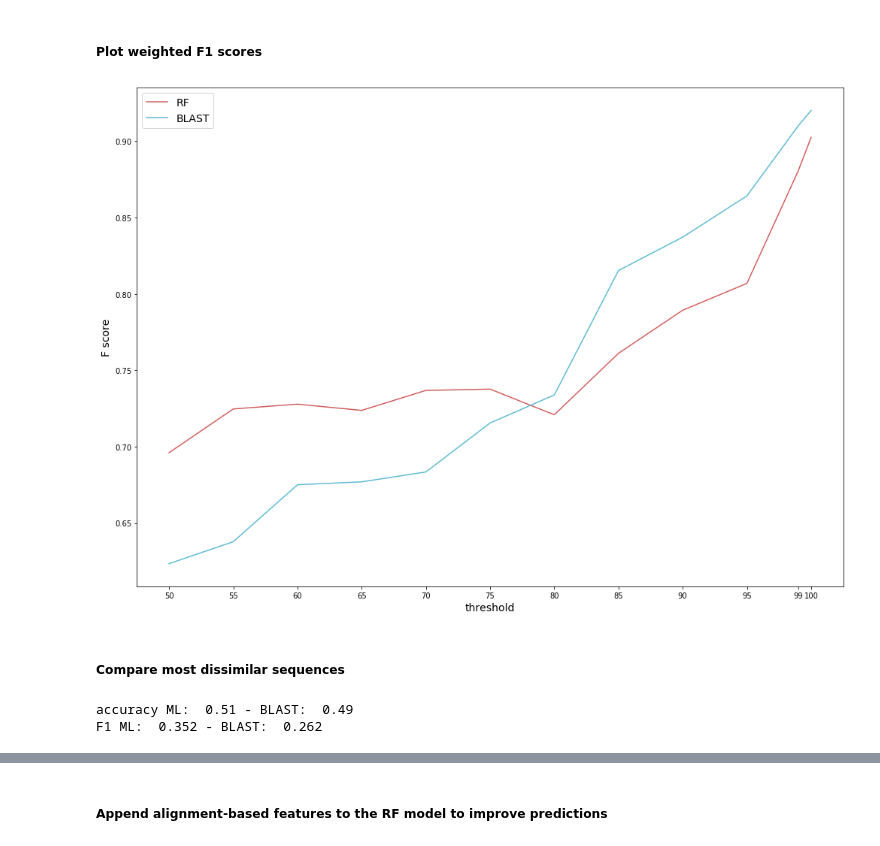
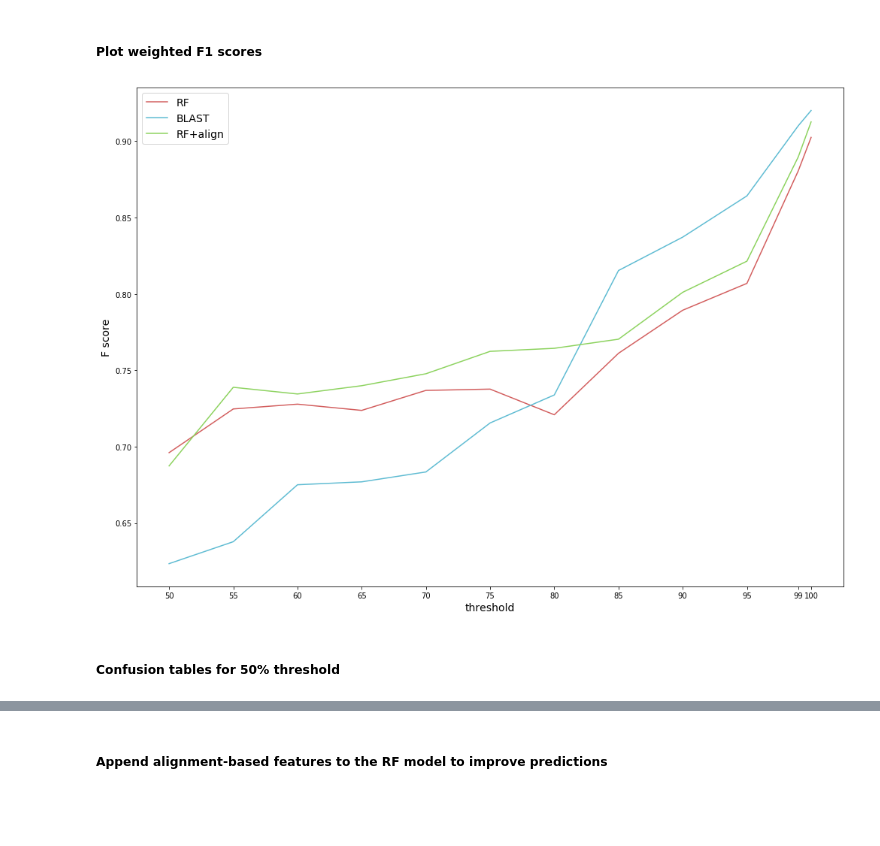
Before and after one commit to dimiboeckaerts/BacteriophageHostPrediction, a Jupyter notebook: RBP_host_prediction.ipynb, the cells around one changed output, grey strips where cells are left out. Saved outputs shown, nothing was run; the diff lists cells and outputs as text; code cells hidden in the pictures; blank space fills up the shorter version.

```diff
--- a/RBP_host_prediction.ipynb
+++ b/RBP_host_prediction.ipynb
@@ -157,7 +157,7 @@ redundancy_dict
 # corresponding row and columns.
 cross_species = {}
 cross_coli_staph = {}
-colors = ['salmon', 'gold', 'plum', 'lightskyblue', 'limegreen', 'firebrick', 'royalblue']
+colors = ['#d35f5fff', '#ff9955ff', '#ac9d93ff', '#5fbcd3ff', '#8dd35fff', 'royalblue', 'salmon']
 labels = ['S. aureus', 'K. pneumoniae', 'A. baumannii', 'P. aeruginosa', 'E. coli', 'S. enterica', 'C. difficile']
 threshold = 0.95
 fig, ax = plt.subplots(figsize=(10,10))
@@ -168,7 +168,9 @@ for i in range(alignment_scores.shape[0]):
         if (alignment_scores[i,j] >= threshold) & (dummies[i] == dummies[j]):
             ax.scatter(j, i, c='grey', s=3)
 
-        elif (alignment_scores[i,j] >= threshold) & (dummies[i] != dummies[j]):
+for i in range(alignment_scores.shape[0]):
+    for j in range(alignment_scores.shape[1]):
+        if (alignment_scores[i,j] >= threshold) & (dummies[i] != dummies[j]):
             ax.scatter(j, i, c=colors[dummies[j]], s=8, label=labels[dummies[j]])
 
             # add to dict for later analyses
@@ -185,7 +187,7 @@ for i in range(alignment_scores.shape[0]):
 
 #row_indices = []
 #for item in cross_species:
-#    if (cross_species.count(item) >= 2) & (item not in row_indices):
+#    if (len(cross_species[item]) >= 2) & (item not in row_indices):
 #        row_indices.append(item)
 #        ax.axvline(item, lw=0.5, color=colors[dummies[item]])
 
@@ -900,27 +904,25 @@ for threshold in threshold_list:
 # %% [markdown]
 ##### Plot weighted F1 scores
 # %%
-Fscore_LOGOCV = np.array([f1_ml_list, f1_blast_list])
-#Fscore_LOGOCV = np.array([f1_ml_list, f1_blast_list, f1_mlalign])
+#Fscore_LOGOCV = np.array([f1_ml_list, f1_blast_list])
+Fscore_LOGOCV = np.array([f1_ml_list, f1_blast_list, f1_mlalign])
 
 fig, ax1 = plt.subplots(figsize=(14,10))
 models = ['RF', 'BLAST', 'RF+align']
-colors = ['#d35f5fff', '#5fbcd3ff']
+colors = ['#d35f5fff', '#5fbcd3ff', '#8dd35fff']
 #colors = ['#ff9955ff', '#d35f5fff', '#ac9d93ff', '#8dd35fff', '#5fbcd3ff']
 
 for i, item in enumerate(Fscore_LOGOCV):
     performances_i = Fscore_LOGOCV[i,:]
     ax1.plot(threshold_list, performances_i, color=colors[i])
 
 ax1.set_xticks(threshold_list)
 ax1.set_xlabel('threshold', size=14)
 ax1.set_ylabel('F score', size=14)
 ax1.legend(models, fontsize=14)
 
 fig.tight_layout()
 plt.show()
-#fig.savefig('results_LOGOCV_plot.png', dpi=400)
+fig.savefig('LOGOCV_MLalign_plot.png', dpi=400)
 # %% [output]
-[figure, old version]
+[figure, new version]
-# %% [markdown]
-##### Compare most dissimilar sequences
@@ -951,16 +929,2 @@ blast_preds = RBP_f.blast_local(train_ind, diss_index, fibers)
-# %%
-# calculate weighted F1-scores & accuracy
-class_weights = [dummies.count(0), dummies.count(1), dummies.count(2), dummies.count(3), dummies.count(4), dummies.count(5), dummies.count(6)]
-f1_blast_l = list(f1_score(y_test, blast_preds, average=None))
-f1_ml_l = list(f1_score(y_test, ml_preds, average=None))
-f1_blast = sum([a*b for a,b in zip(f1_blast_l, class_weights)])/sum(class_weights)
-f1_ml = sum([a*b for a,b in zip(f1_ml_l, class_weights)])/sum(class_weights)
-accuracy_blast = accuracy_score(y_test, blast_preds)
-accuracy_ml = accuracy_score(y_test, ml_preds)
-
-# print results
-print('accuracy ML: ', round(accuracy_ml, 3), '- BLAST: ', round(accuracy_blast, 3))
-print('F1 ML: ', round(f1_ml, 3), '- BLAST: ', round(f1_blast, 3))
-# %% [output]
-accuracy ML:  0.51 - BLAST:  0.49
-F1 ML:  0.352 - BLAST:  0.262
+# %% [markdown]
+##### Confusion tables for 50% threshold
```
Also changed, not shown: parts of 13 cells of this notebook, 1 other file.
